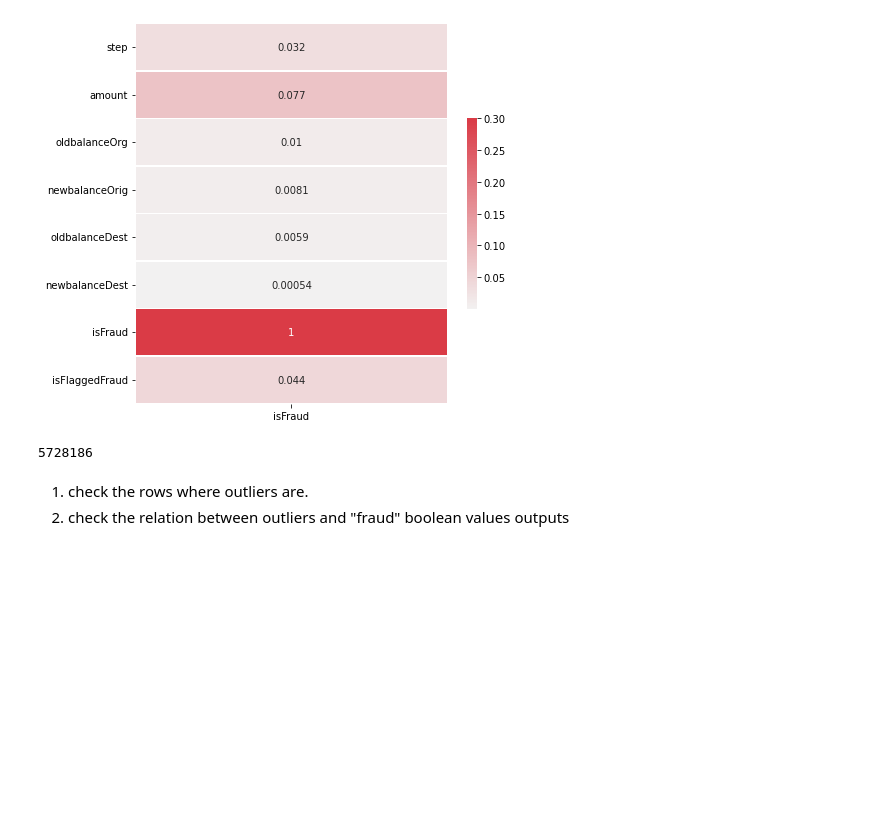
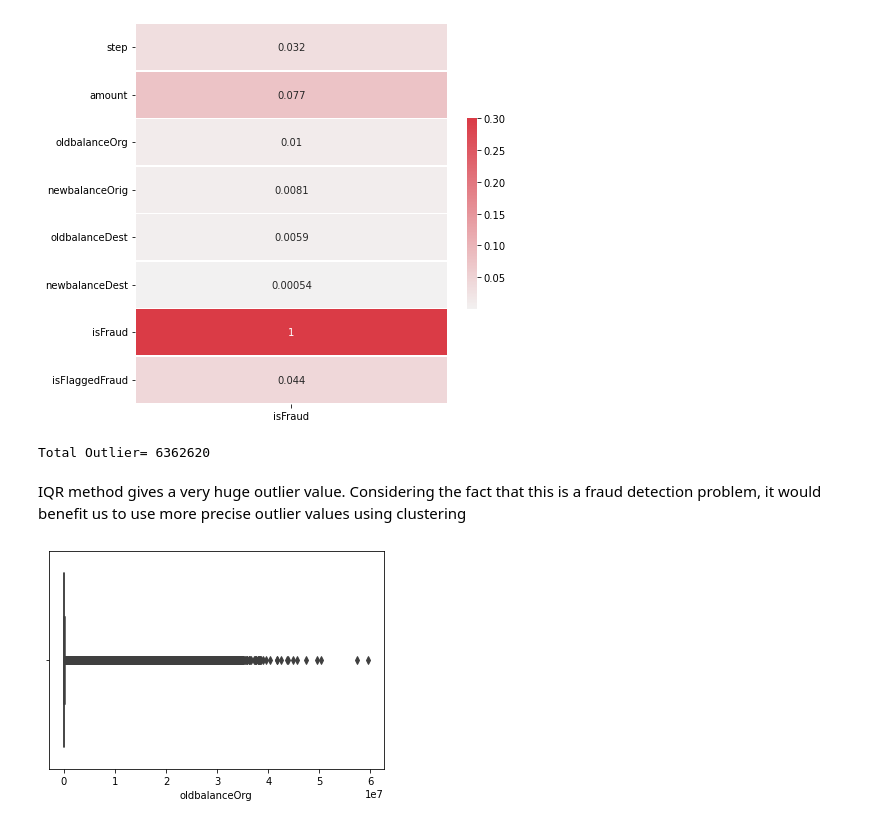
Before and after one commit to Srijan0519/All-Projects, a Jupyter notebook: Fraud Prediction using Classification Model/fraud.ipynb, the cells around one changed output. Cells and saved outputs as stored; diff of their text form; code cells hidden in the pictures; blank space fills up the shorter version.

```diff
--- a/Fraud Prediction using Classification Model/fraud.ipynb
+++ b/Fraud Prediction using Classification Model/fraud.ipynb
@@ -247,16 +224,3 @@ sns.heatmap(corr, cmap=cmap, vmax=.3, center=0,
 # %% [output]
 <matplotlib.axes._subplots.AxesSubplot at 0x...>
 [figure]
-# %%
-from sklearn.cluster import DBSCAN
-np.random.seed(1)
-outlier_detect=df[["amount","oldbalanceDest","newbalanceDest","oldbalanceOrg","newbalanceOrig","step"]]
-
-outlier_detection = DBSCAN(min_samples = 2, eps = 3)
-clusters = outlier_detection.fit_predict(outlier_detect)
-list(clusters).count(-1)
-# %% [output]
-5728186
-# %% [markdown]
-1. check the rows where outliers are.
-2. check the relation between outliers and "fraud" boolean values outputs
@@ -262,0 +239,15 @@ list(clusters).count(-1)
+# %%
+outliers = find_outliers_IQR(df[["amount","oldbalanceDest","newbalanceDest","oldbalanceOrg","newbalanceOrig","step"]])
+print("Total Outlier=",str(len(outliers)))
+# %% [output]
+Total Outlier= 6362620
+# %% [markdown]
+IQR method gives a very huge outlier value. Considering the fact that this is a fraud detection problem, it would benefit us to use more precise outlier values using clustering
+# %%
+import warnings
+#Visually observing the outliers by plotting boxplot.
+warnings.filterwarnings('ignore')
+sns.boxplot(df['oldbalanceOrg'])
+plt.show()
+# %% [output]
+[figure, added]
```
Also changed, not shown: parts of 22 cells of this notebook.
